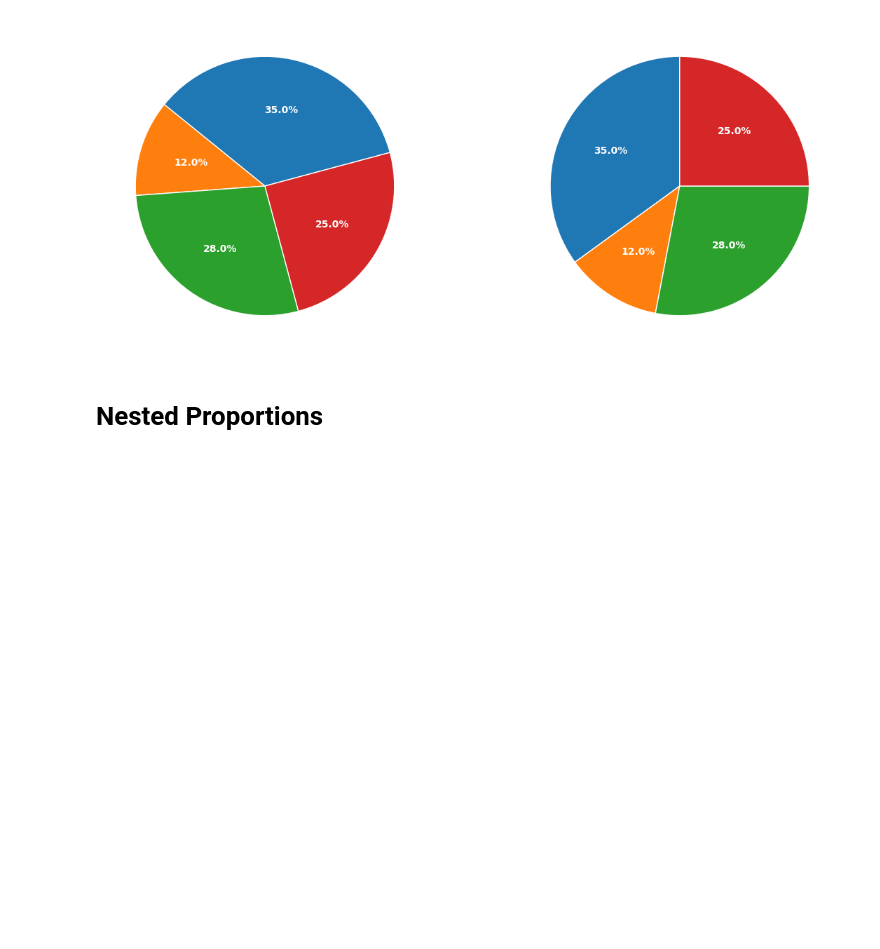
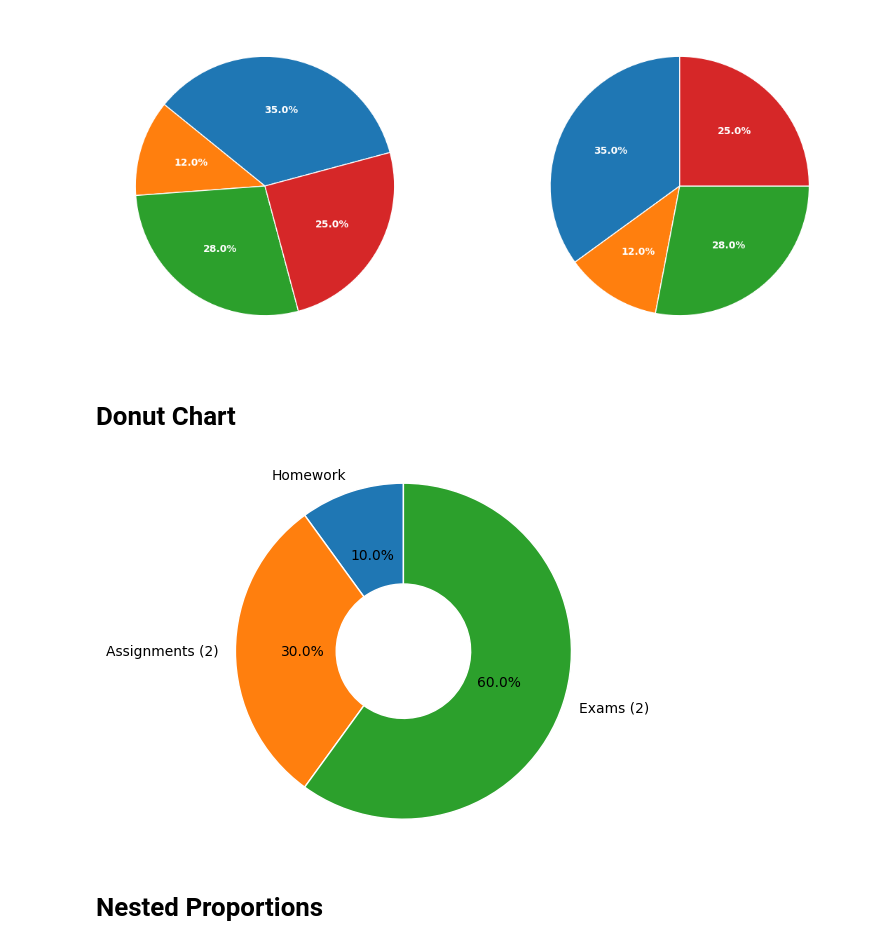
Before and after one commit to nickxscott/INFO658, a Jupyter notebook: notebooks/04_proportionsRelationships.ipynb, the cells around one changed output. Saved outputs shown, nothing was run; the diff lists cells and outputs as text; code cells hidden in the pictures; blank space fills up the shorter version.

```diff
--- a/notebooks/04_proportionsRelationships.ipynb
+++ b/notebooks/04_proportionsRelationships.ipynb
@@ -186,6 +186,24 @@ ax[0].pie(sizes, wedgeprops=dict(edgecolor='w'), startangle=15, autopct='%1.1f%%
 ax[1].pie(sizes, wedgeprops=dict(edgecolor='w'), startangle=90, autopct='%1.1f%%',textprops=dict(color="w", weight='bold'));
 # %% [output]
 [figure]
+# %% [markdown]
+# Donut Chart
+# %%
+# Data
+sizes = [10, 30, 60]
+labels = ['Homework', 'Assignments (2)', 'Exams (2)']
+
+# Create the pie chart
+plt.pie(sizes, labels=labels, autopct='%1.1f%%',wedgeprops=dict(width=0.6, edgecolor='w'),
+       shadow=False, startangle=90, )
+
+# Ensure the plot is a circle
+plt.axis('equal')
+
+# Display the chart
+plt.show()
+# %% [output]
+[figure, added]
 # %% [markdown]
 # Nested Proportions
 # %%
```
Also changed, not shown: 3 other files.
